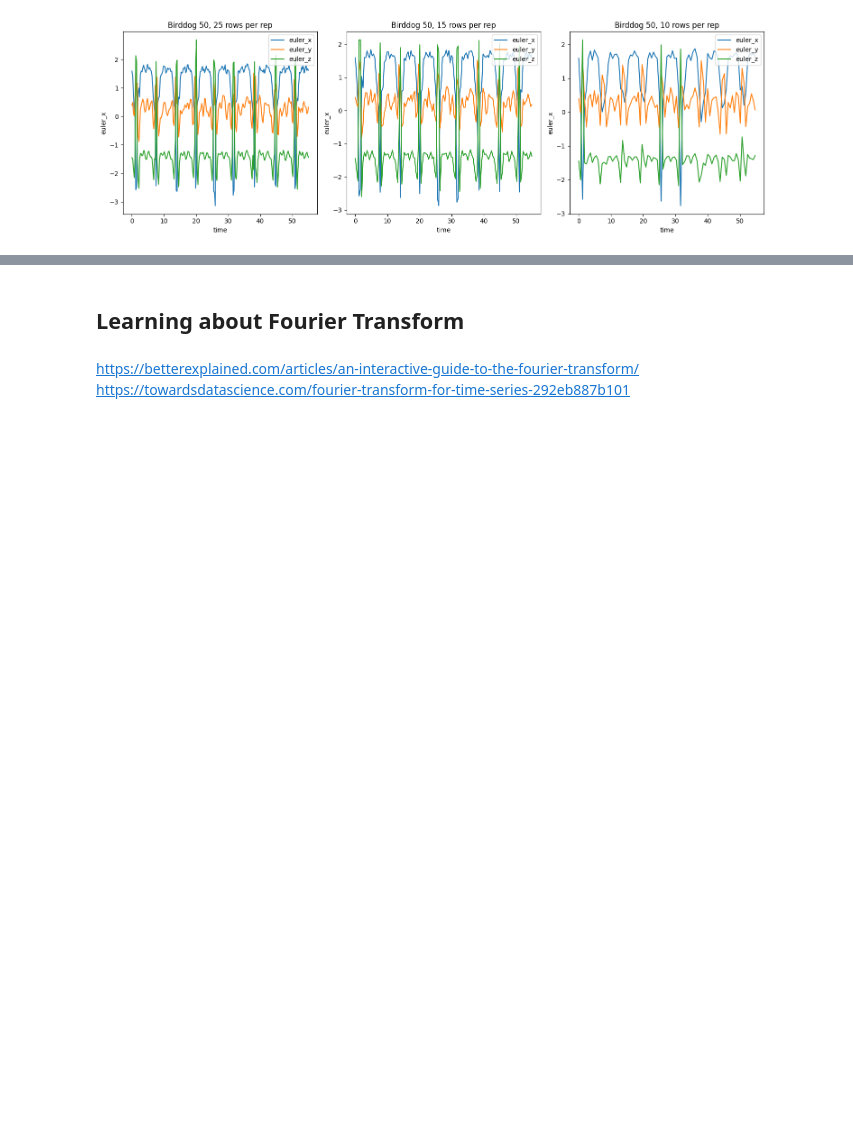
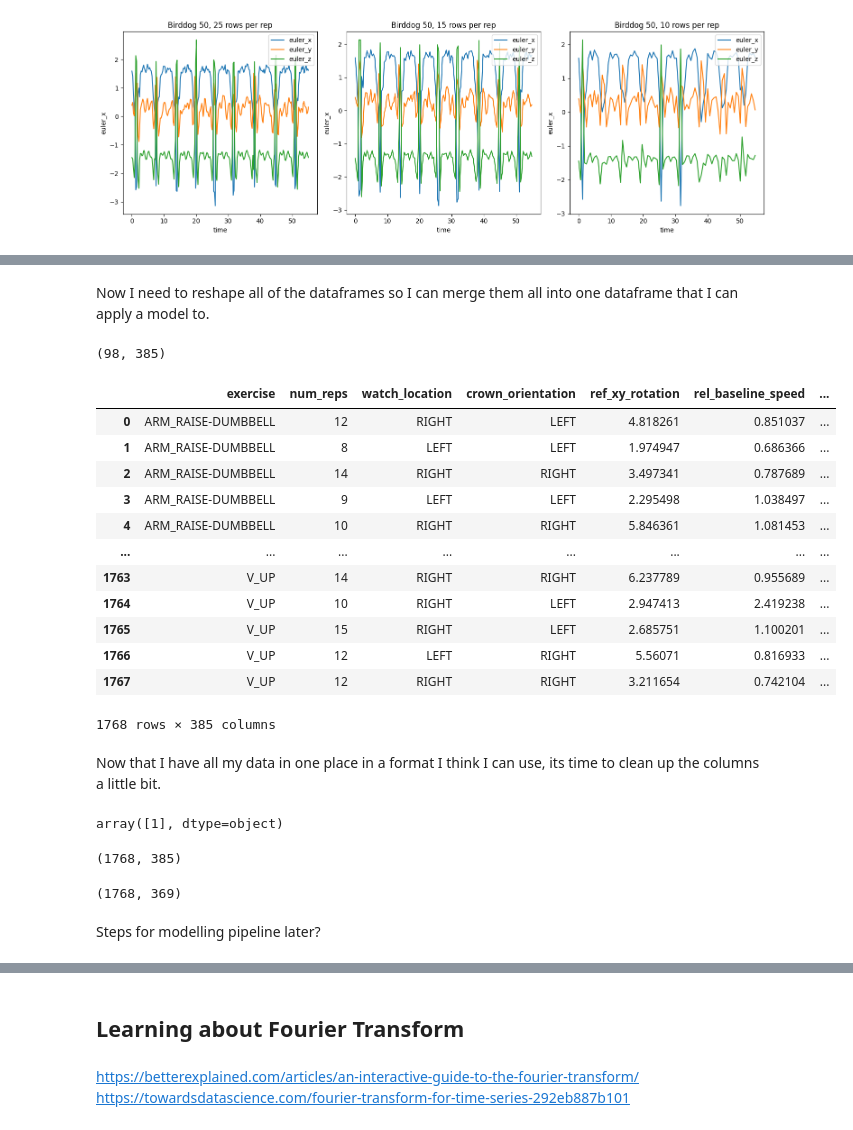
Before and after one commit to KelKi3/Exercise_Recognition, a Jupyter notebook: notebooks/motion_prediction_EDA.ipynb, the cells around one changed output, grey strips where cells are left out. Saved outputs shown, nothing was run; the diff lists cells and outputs as text; code cells hidden in the pictures; blank space fills up the shorter version.

Commit message:
Further EDA and cleaning

```diff
--- a/notebooks/motion_prediction_EDA.ipynb
+++ b/notebooks/motion_prediction_EDA.ipynb
@@ -458,0 +452,4 @@ x2_out.to_frame().T
+# %%
+def reduce_dataframes_to_120_rows(dataframes_list):
+    reduced_dataframes = [df.head(120) for df in dataframes_list]
+    return reduced_dataframes
@@ -458,0 +470,62 @@ x2_out.to_frame().T
+# %% [markdown]
+Now I need to reshape all of the dataframes so I can merge them all into one dataframe that I can apply a model to.
+# %%
+#function to flatten the data frames into single rows and them merge them into dataframe. Each row containing the data from 1 set of 8 reps
+def process_dataframes(dataframes):
+    result_df_list = []
+
+    for df in dataframes:
+        euler_columns = df[['euler_x', 'euler_y', 'euler_z']].values.flatten()
+        new_df = pd.DataFrame([euler_columns], columns=[f"euler_{axis}_{i}" for i in range(1, len(euler_columns)//3 + 1) for axis in ['x', 'y', 'z']])
+        first_row = df.iloc[0, :].drop(['euler_x', 'euler_y', 'euler_z'])
+
+        result_df = pd.concat([first_row.to_frame().T, new_df], axis=1)
+        result_df_list.append(result_df)
+
+    final_result_df = pd.concat(result_df_list, ignore_index=True)
+    return final_result_df
+# %%
+armraise = process_dataframes(armraise_final)
+bicepcurl = process_dataframes(bicepcurl_final)
+birddog = process_dataframes(birddog_final)
+burpee = process_dataframes(burpee_final)
+crunch = process_dataframes(crunch_final)
+hammercurl = process_dataframes(hammercurl_final)
+overheadpress = process_dataframes(overheadpress_final)
+tricepkickback_left = process_dataframes(tricepkickback_left_final)
+tricepkickback_right = process_dataframes(tricepkickback_right_final)
+vup = process_dataframes(vup_final)
+# %%
+tricepkickback_left.shape
+# %% [output]
+(98, 385)
+# %%
+#final merge to create dataframe with all the exercises
+
+exercise_df = pd.concat([armraise, bicepcurl, birddog, burpee, crunch, hammercurl, overheadpress, tricepkickback_left, tricepkickback_right, vup], ignore_index=True)
+# %%
+exercise_df
+# %% [output]
+|  | exercise | num_reps | watch_location | crown_orientation | ref_xy_rotation | rel_baseline_speed | ... |
+| 0 | ARM_RAISE-DUMBBELL | 12 | RIGHT | LEFT | 4.818261 | 0.851037 | ... |
+| 1 | ARM_RAISE-DUMBBELL | 8 | LEFT | LEFT | 1.974947 | 0.686366 | ... |
+| 2 | ARM_RAISE-DUMBBELL | 14 | RIGHT | RIGHT | 3.497341 | 0.787689 | ... |
+| 3 | ARM_RAISE-DUMBBELL | 9 | LEFT | LEFT | 2.295498 | 1.038497 | ... |
+| 4 | ARM_RAISE-DUMBBELL | 10 | RIGHT | RIGHT | 5.846361 | 1.081453 | ... |
+| ... | ... | ... | ... | ... | ... | ... | ... |
+| 1763 | V_UP | 14 | RIGHT | RIGHT | 6.237789 | 0.955689 | ... |
+| 1764 | V_UP | 10 | RIGHT | LEFT | 2.947413 | 2.419238 | ... |
+| 1765 | V_UP | 15 | RIGHT | LEFT | 2.685751 | 1.100201 | ... |
+| 1766 | V_UP | 12 | LEFT | RIGHT | 5.56071 | 0.816933 | ... |
+| 1767 | V_UP | 12 | RIGHT | RIGHT | 3.211654 | 0.742104 | ... |
+1768 rows × 385 columns
+# %% [markdown]
+Now that I have all my data in one place in a format I think I can use, its time to clean up the columns a little bit.
+# %%
+exercise_df['rep_num'].unique()
+# %% [output]
+array([1], dtype=object)
+# %%
+exercise_df.shape
+# %% [output]
+(1768, 385)
@@ -458,0 +536,6 @@ x2_out.to_frame().T
+# %%
+exercise_df.shape
+# %% [output]
+(1768, 369)
+# %% [markdown]
+Steps for modelling pipeline later?
```
Also changed, not shown: parts of 45 cells of this notebook.
